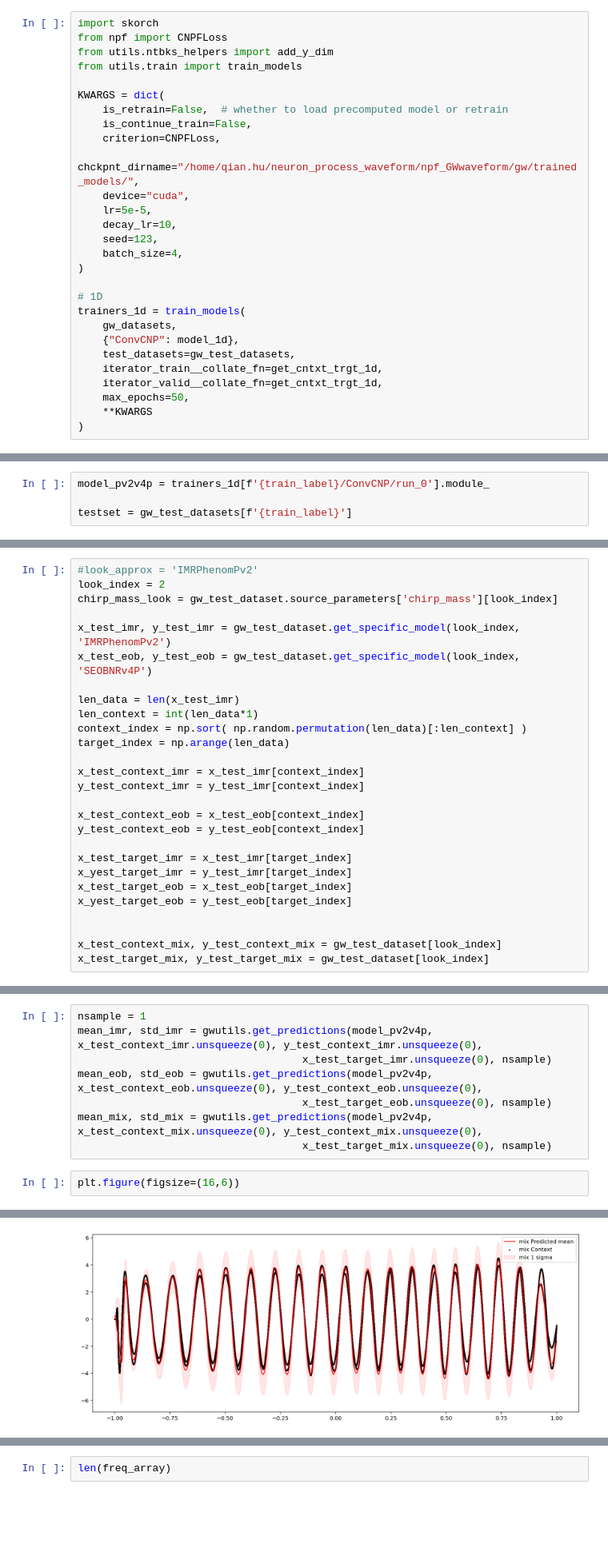
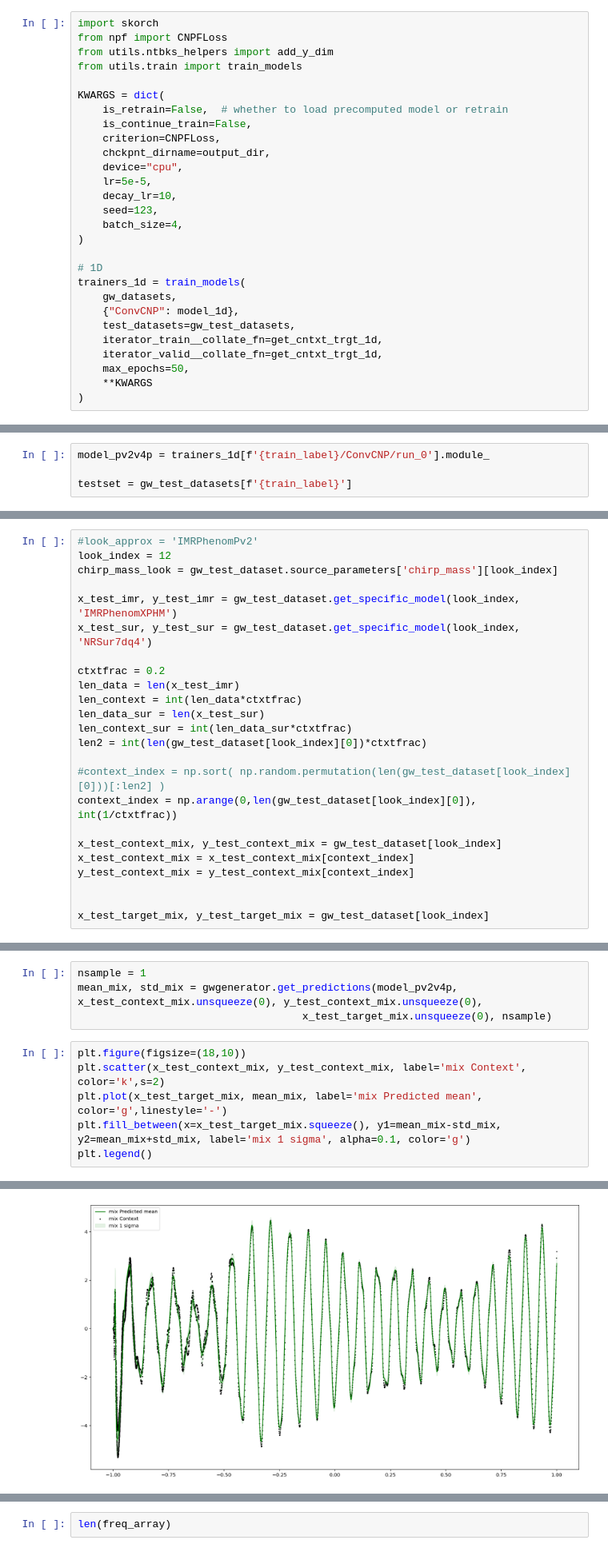
Before and after one commit to MarinerQ/npf_GWwaveform, a Jupyter notebook: gw/training/fd/IMRPHMNRSUR_fd_convcnp.ipynb, the cells around one changed output, grey strips where cells are left out. Shown at 80% size. Drawn from its saved outputs; the diff is of its cells as text; blank space fills up the shorter version.

```diff
--- a/gw/training/fd/IMRPHMNRSUR_fd_convcnp.ipynb
+++ b/gw/training/fd/IMRPHMNRSUR_fd_convcnp.ipynb
@@ -145,8 +170,8 @@ KWARGS = dict(
     is_retrain=False,  # whether to load precomputed model or retrain
     is_continue_train=False,
     criterion=CNPFLoss,
-    chckpnt_dirname="/home/qian.hu/neuron_process_waveform/npf_GWwaveform/gw/trained_models/",
-    device="cuda",
+    chckpnt_dirname=output_dir,
+    device="cpu",
     lr=5e-5,
     decay_lr=10,
     seed=123,
@@ -178,28 +227,25 @@ array(['IMRPhenomPv2', 'SEOBNRv4P'], dtype='<U12')
 # %%
 #look_approx = 'IMRPhenomPv2'
-look_index = 2
+look_index = 12
 chirp_mass_look = gw_test_dataset.source_parameters['chirp_mass'][look_index]
 
-x_test_imr, y_test_imr = gw_test_dataset.get_specific_model(look_index, 'IMRPhenomPv2')
-x_test_eob, y_test_eob = gw_test_dataset.get_specific_model(look_index, 'SEOBNRv4P')
+x_test_imr, y_test_imr = gw_test_dataset.get_specific_model(look_index, 'IMRPhenomXPHM')
+x_test_sur, y_test_sur = gw_test_dataset.get_specific_model(look_index, 'NRSur7dq4')
 
+ctxtfrac = 0.2
 len_data = len(x_test_imr)
-len_context = int(len_data*1)
-context_index = np.sort( np.random.permutation(len_data)[:len_context] )
-target_index = np.arange(len_data)
+len_context = int(len_data*ctxtfrac)
+len_data_sur = len(x_test_sur)
+len_context_sur = int(len_data_sur*ctxtfrac)
+len2 = int(len(gw_test_dataset[look_index][0])*ctxtfrac)
 
-x_test_context_imr = x_test_imr[context_index]
-y_test_context_imr = y_test_imr[context_index]
+#context_index = np.sort( np.random.permutation(len(gw_test_dataset[look_index][0]))[:len2] )
+context_index = np.arange(0,len(gw_test_dataset[look_index][0]), int(1/ctxtfrac))
 
-x_test_context_eob = x_test_eob[context_index]
-y_test_context_eob = y_test_eob[context_index]
-
-x_test_target_imr = x_test_imr[target_index]
-x_yest_target_imr = y_test_imr[target_index]
-x_test_target_eob = x_test_eob[target_index]
-x_yest_target_eob = y_test_eob[target_index]
+x_test_context_mix, y_test_context_mix = gw_test_dataset[look_index]
+x_test_context_mix = x_test_context_mix[context_index]
+y_test_context_mix = y_test_context_mix[context_index]
 
 
-x_test_context_mix, y_test_context_mix = gw_test_dataset[look_index]
 x_test_target_mix, y_test_target_mix = gw_test_dataset[look_index]
 # %%
@@ -213,16 +259,16 @@ y_test_target_eob_unsc = y_test_target_eob_unsc.squeeze().numpy()
 # %%
 nsample = 1
-mean_imr, std_imr = gwutils.get_predictions(model_pv2v4p, x_test_context_imr.unsqueeze(0), y_test_context_imr.unsqueeze(0),
-                                    x_test_target_imr.unsqueeze(0), nsample)
-mean_eob, std_eob = gwutils.get_predictions(model_pv2v4p, x_test_context_eob.unsqueeze(0), y_test_context_eob.unsqueeze(0),
-                                    x_test_target_eob.unsqueeze(0), nsample)
-mean_mix, std_mix = gwutils.get_predictions(model_pv2v4p, x_test_context_mix.unsqueeze(0), y_test_context_mix.unsqueeze(0),
+mean_mix, std_mix = gwgenerator.get_predictions(model_pv2v4p, x_test_context_mix.unsqueeze(0), y_test_context_mix.unsqueeze(0),
                                     x_test_target_mix.unsqueeze(0), nsample)
 # %%
-plt.figure(figsize=(16,6))
+plt.figure(figsize=(18,10))
+plt.scatter(x_test_context_mix, y_test_context_mix, label='mix Context', color='k',s=2)
+plt.plot(x_test_target_mix, mean_mix, label='mix Predicted mean', color='g',linestyle='-')
+plt.fill_between(x=x_test_target_mix.squeeze(), y1=mean_mix-std_mix, y2=mean_mix+std_mix, label='mix 1 sigma', alpha=0.1, color='g')
+plt.legend()
 # %% [output]
 <matplotlib.legend.Legend at 0x...>
-[figure, old version]
+[figure, new version]
 # %%
 real_freq_test_imr, real_amp_test_imr = gwutils.unscale_scaled_fdwaveforms(x_test_target_imr_unsc, [y_test_target_imr_unsc], chirp_mass_look)
 real_freq_test_imr, real_mean_test_imr = gwutils.unscale_scaled_fdwaveforms(x_test_target_imr_unsc, [mean_imr], chirp_mass_look)
```
Also changed, not shown: parts of 15 cells of this notebook, 2 other files.
